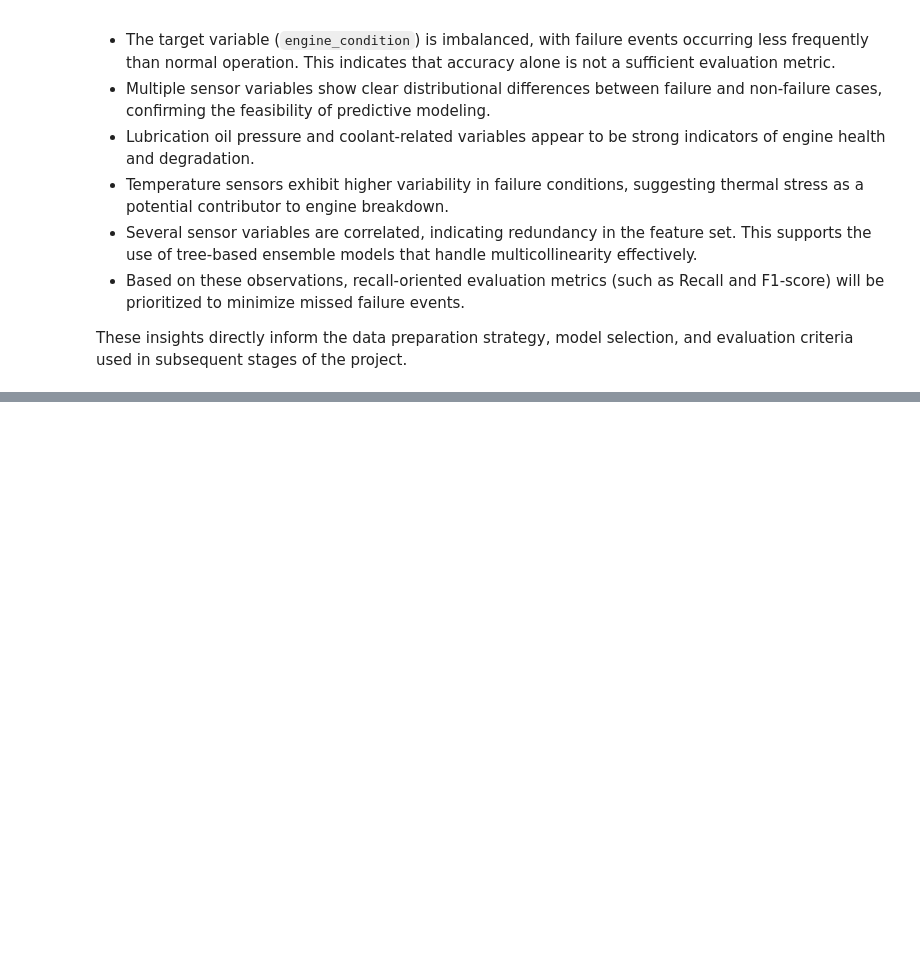
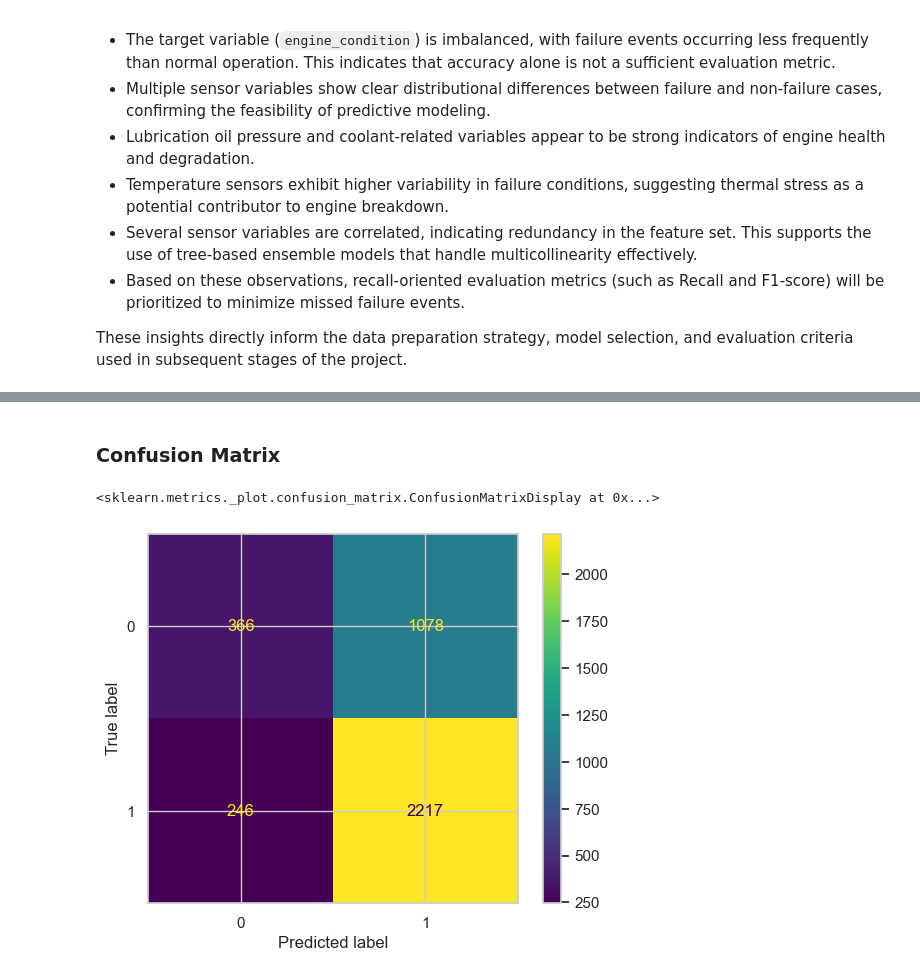
Before and after one commit to siddmkrj/predictive_maintenance, a Jupyter notebook: notebooks/predictive_maintenance.ipynb, the cells around one changed output, grey strips where cells are left out. Drawn from its saved outputs; the diff is of its cells as text; code cells hidden in the pictures; blank space fills up the shorter version.

```diff
--- a/notebooks/predictive_maintenance.ipynb
+++ b/notebooks/predictive_maintenance.ipynb
@@ -594,0 +757,24 @@ These insights directly inform the data preparation strategy, model selection, a
+# %%
+from sklearn.ensemble import RandomForestClassifier
+from sklearn.model_selection import GridSearchCV
+
+rf = RandomForestClassifier(random_state=42)
+
+param_grid = {
+    "n_estimators": [100, 200],
+    "max_depth": [None, 5, 10],
+    "min_samples_split": [2, 5]
+}
+
+grid_search = GridSearchCV(
+    estimator=rf,
+    param_grid=param_grid,
+    scoring="recall",
+    cv=3,
+    n_jobs=-1,
+    verbose=1
+)
+
+grid_search.fit(X_train, y_train)
+
+grid_search.best_params_
@@ -594,0 +803,11 @@ These insights directly inform the data preparation strategy, model selection, a
+# %%
+from sklearn.metrics import classification_report, roc_auc_score
+
+best_rf = grid_search.best_estimator_
+
+rf_preds = best_rf.predict(X_test)
+rf_probs = best_rf.predict_proba(X_test)[:, 1]
+
+print("Random Forest Performance")
+print(classification_report(y_test, rf_preds))
+print("ROC-AUC:", roc_auc_score(y_test, rf_probs))
@@ -594,0 +826,13 @@ These insights directly inform the data preparation strategy, model selection, a
+# %% [markdown]
+### Confusion Matrix
+# %%
+from sklearn.metrics import ConfusionMatrixDisplay
+
+ConfusionMatrixDisplay.from_estimator(
+    best_rf,
+    X_test,
+    y_test
+)
+# %% [output]
+<sklearn.metrics._plot.confusion_matrix.ConfusionMatrixDisplay at 0x...>
+[figure, added]
```
Also changed, not shown: parts of 35 cells of this notebook, 5 other files.
